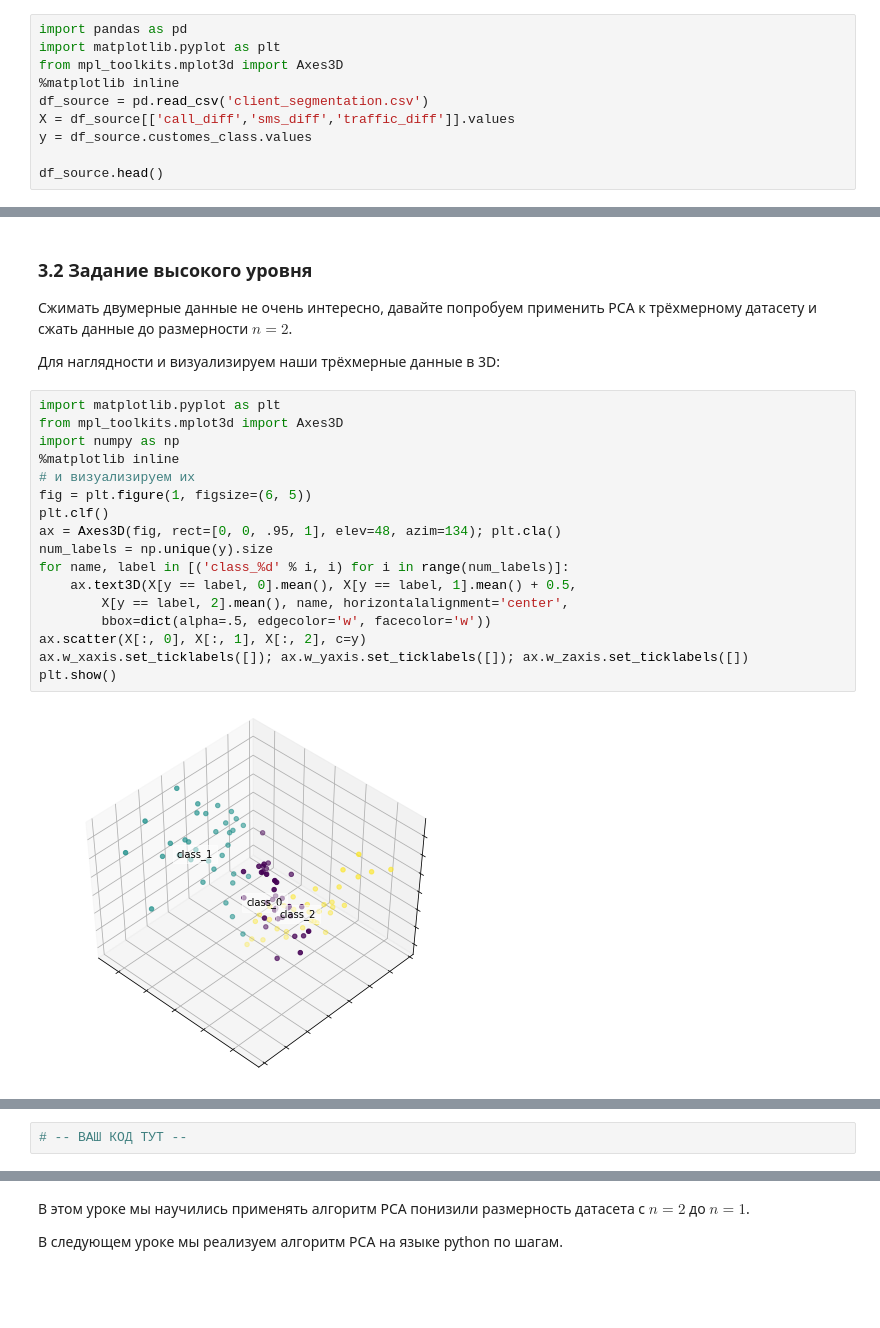
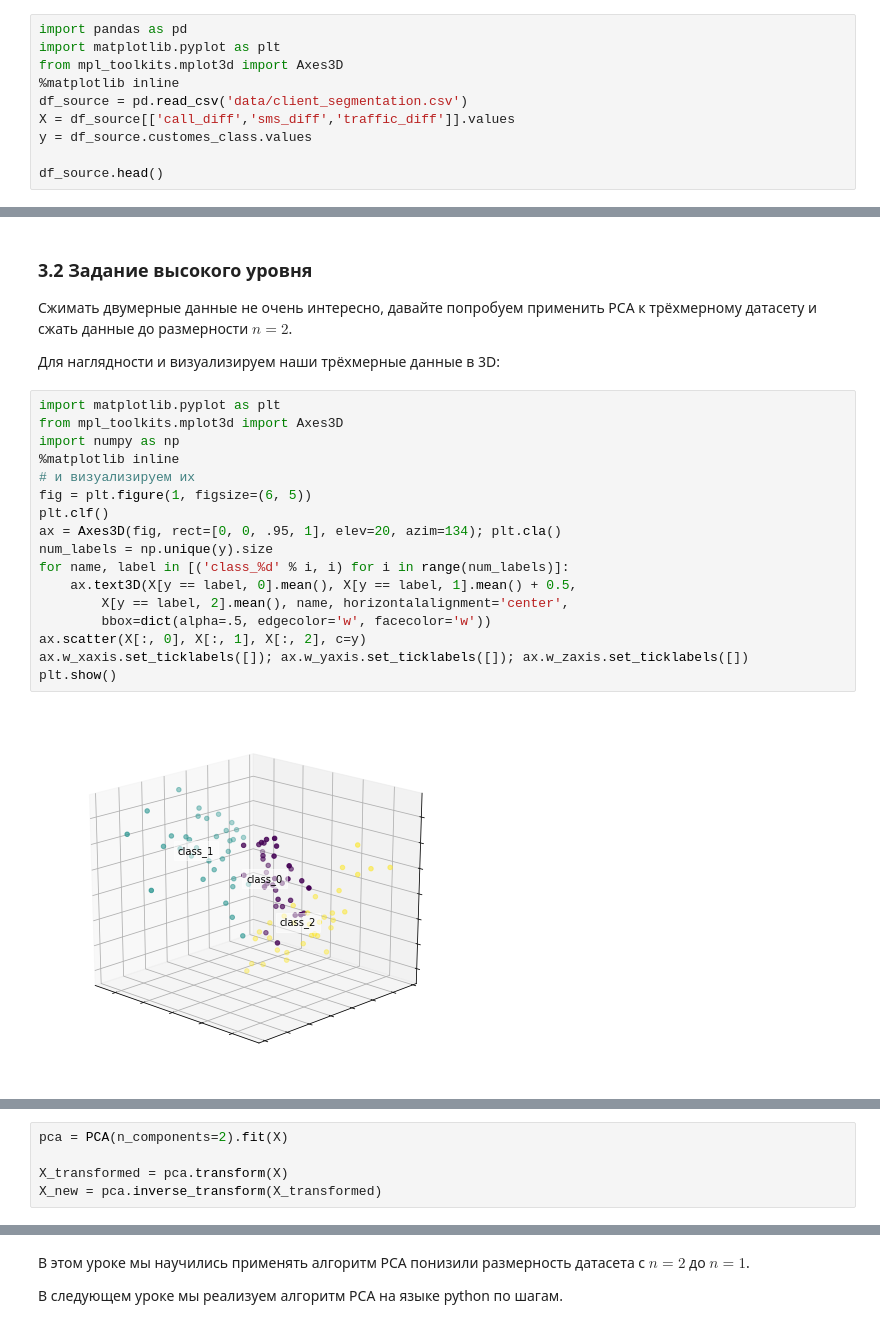
Before and after one commit to vegorovmsk/ml_beginner_level, a Jupyter notebook: 08_additional_technics/jun_ml_dimension_reduction_hw_2_.ipynb, the cells around one changed output, grey strips where cells are left out. Saved outputs shown, nothing was run; the diff lists cells and outputs as text; blank space fills up the shorter version.

```diff
--- a/08_additional_technics/jun_ml_dimension_reduction_hw_2_.ipynb
+++ b/08_additional_technics/jun_ml_dimension_reduction_hw_2_.ipynb
@@ -29,7 +29,7 @@ import pandas as pd
 import matplotlib.pyplot as plt
 from mpl_toolkits.mplot3d import Axes3D
 %matplotlib inline
-df_source = pd.read_csv('client_segmentation.csv')
+df_source = pd.read_csv('data/client_segmentation.csv')
 X = df_source[['call_diff','sms_diff','traffic_diff']].values
 y = df_source.customes_class.values
 
@@ -57,24 +80,27 @@ df_source.head()
 # %%
 import matplotlib.pyplot as plt
 from mpl_toolkits.mplot3d import Axes3D
 import numpy as np
 %matplotlib inline
 # и визуализируем их
 fig = plt.figure(1, figsize=(6, 5))
 plt.clf()
-ax = Axes3D(fig, rect=[0, 0, .95, 1], elev=48, azim=134); plt.cla()
+ax = Axes3D(fig, rect=[0, 0, .95, 1], elev=20, azim=134); plt.cla()
 num_labels = np.unique(y).size
 for name, label in [('class_%d' % i, i) for i in range(num_labels)]:
     ax.text3D(X[y == label, 0].mean(), X[y == label, 1].mean() + 0.5,
         X[y == label, 2].mean(), name, horizontalalignment='center',
         bbox=dict(alpha=.5, edgecolor='w', facecolor='w'))
 ax.scatter(X[:, 0], X[:, 1], X[:, 2], c=y)
 ax.w_xaxis.set_ticklabels([]); ax.w_yaxis.set_ticklabels([]); ax.w_zaxis.set_ticklabels([])
 plt.show()
 # %% [output]
-[figure, old version]
+[figure, new version]
 # %% [markdown]
 С помощью класса `sklearn.decomposition.PCA` выполните понижение размерности признакового пространства  с $n=3$ до $n=2$ и снова визуализируйте данные. Картинка должна получится примерно такая:
 ![classification_dim_reduction](https://248006.selcdn.ru/public/DS.%20Block%202.%20M8/classification_dim_reduction.png)
-# %%
-# -- ВАШ КОД ТУТ --
+# %%
+pca = PCA(n_components=2).fit(X)
+
+X_transformed = pca.transform(X)
+X_new = pca.inverse_transform(X_transformed)
```
Also changed, not shown: parts of 5 cells of this notebook.
